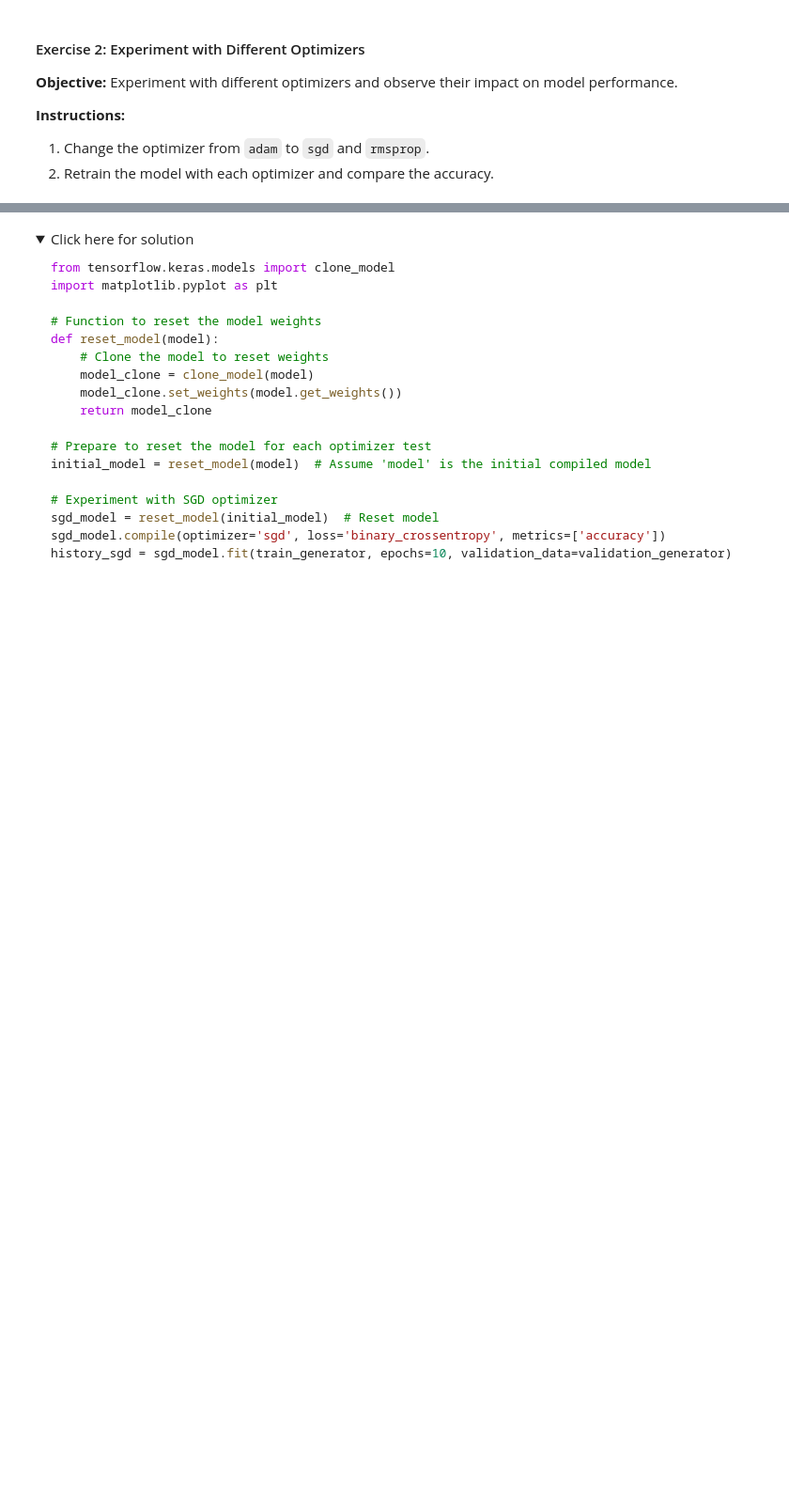
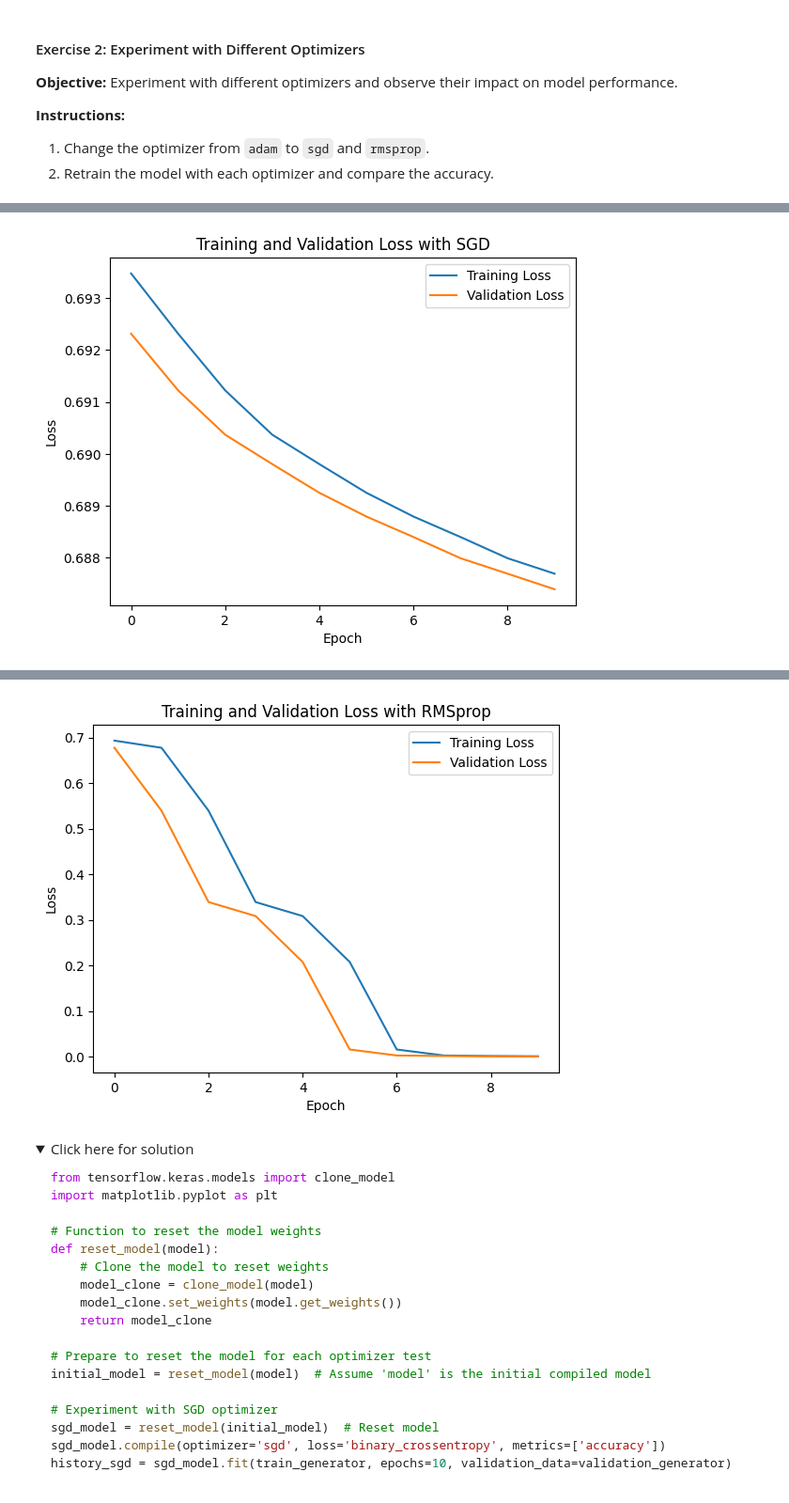
Before and after one commit to motezuki/IBM-AI-Engineering, a Jupyter notebook: Deep Learning with Keras and Tensorflow/M02L02-Lab-Transfer-Learning-Implementation-v1.ipynb, the cells around one changed output, grey strips where cells are left out. Shown at 94% size. Saved outputs shown, nothing was run; the diff lists cells and outputs as text; code cells hidden in the pictures; folded sections open; blank space fills up the shorter version.

```diff
--- a/Deep Learning with Keras and Tensorflow/M02L02-Lab-Transfer-Learning-Implementation-v1.ipynb
+++ b/Deep Learning with Keras and Tensorflow/M02L02-Lab-Transfer-Learning-Implementation-v1.ipynb
@@ -257,3 +274,38 @@ plt.show()
 **Instructions:**
 1. Change the optimizer from `adam` to `sgd` and `rmsprop`.
 2. Retrain the model with each optimizer and compare the accuracy.
+# %%
+from tensorflow.keras.models import clone_model
+
+def reset_model(model):
+    new_model = clone_model(model)
+    new_model.build((None, 224, 224, 3))
+    new_model.compile(optimizer='adam', loss='binary_crossentropy', metrics=['accuracy'])
+    return new_model
+
+initial_model = reset_model(model)
+
+sgd_model = reset_model(model)
+sgd_model.compile(optimizer='sgd', loss='binary_crossentropy', metrics=['accuracy'])
+history_sgd = sgd_model.fit(train_generator, epochs=10, validation_data=validation_generator)
+
+plt.plot(history_sgd.history['loss'], label='Training Loss')
+plt.plot(history_sgd.history['val_loss'], label='Validation Loss')
+plt.title('Training and Validation Loss with SGD')
+plt.xlabel('Epoch')
+plt.ylabel('Loss')
+plt.legend()
+plt.show()
+
+rmsprop_model = reset_model(model)
+rmsprop_model.compile(optimizer='rmsprop', loss='binary_crossentropy', metrics=['accuracy'])
+history_rmsprop = rmsprop_model.fit(train_generator, epochs=10, validation_data=validation_generator)
+
+plt.plot(history_rmsprop.history['loss'], label='Training Loss')
+plt.plot(history_rmsprop.history['val_loss'], label='Validation Loss')
+plt.title('Training and Validation Loss with RMSprop')
+plt.xlabel('Epoch')
+plt.ylabel('Loss')
+plt.legend()
+plt.show()
+# %% [output]
@@ -259,0 +332 @@ plt.show()
+[figure, added]
@@ -260,3 +353,4 @@ plt.show()
+[figure, added]
 # %% [markdown]
 <details>
 <summary>Click here for solution</summary> </br>
```
Also changed, not shown: parts of 6 cells of this notebook.
